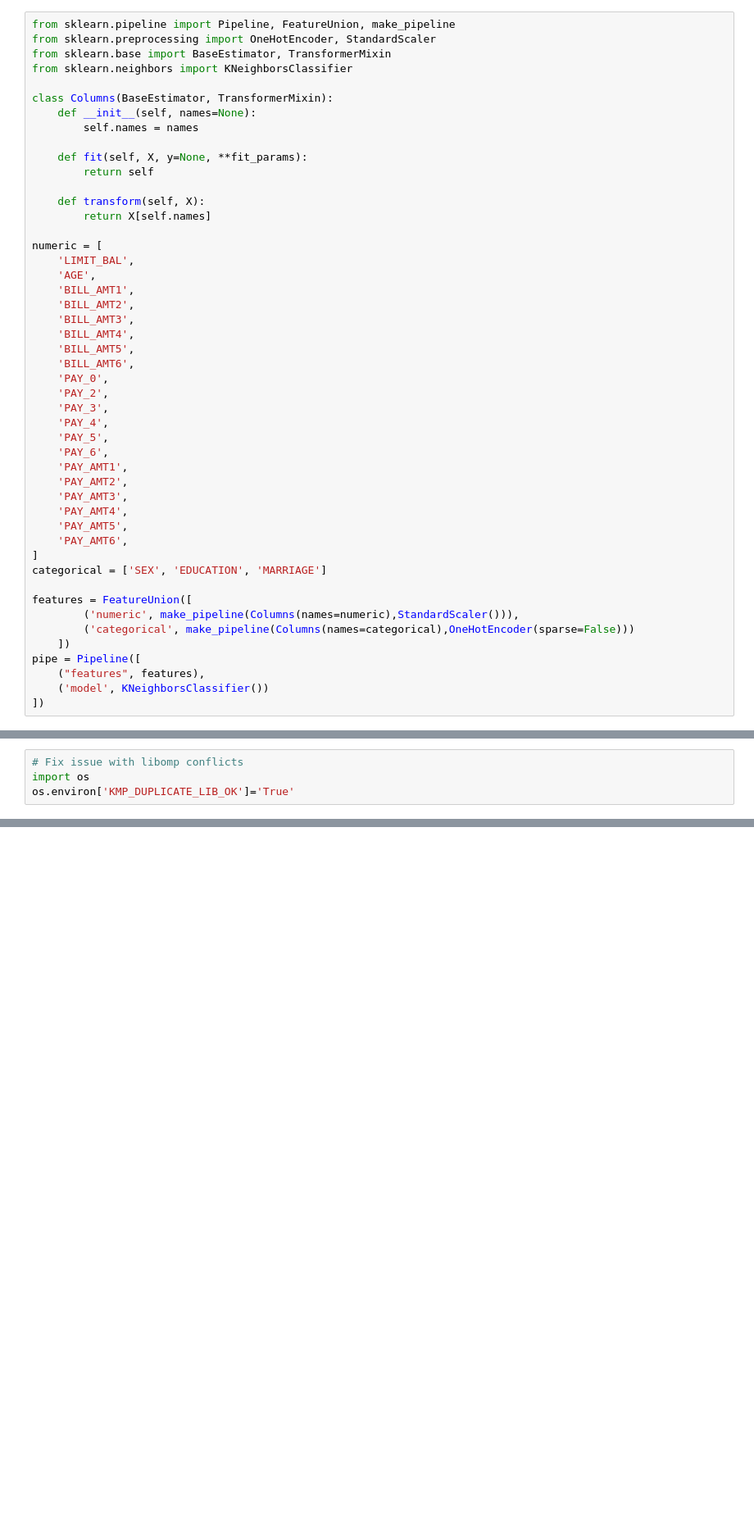
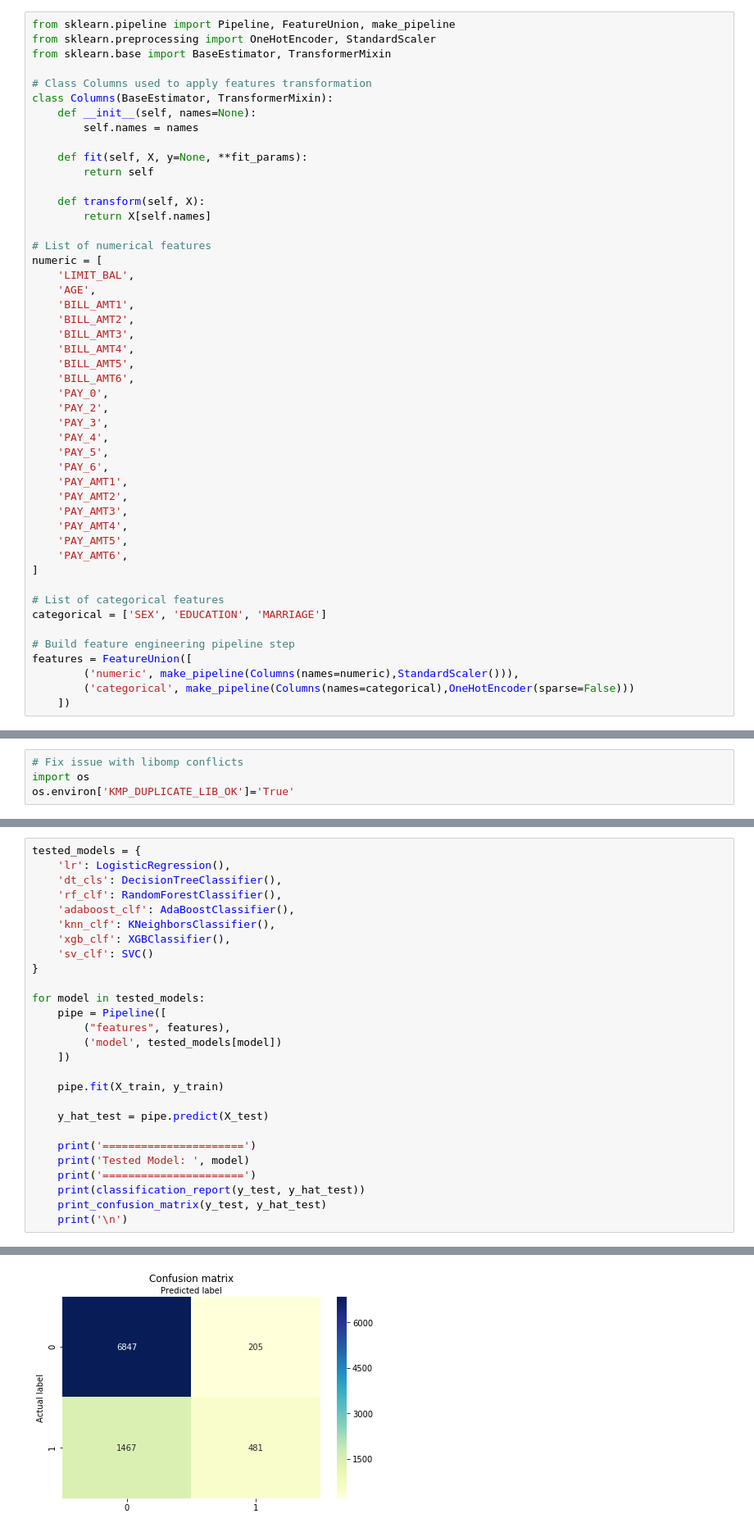
Before and after one commit to fleralle/default-credit-card, a Jupyter notebook: modeling.ipynb, the cells around one changed output, grey strips where cells are left out. Shown at 82% size. Cells and saved outputs as stored; diff of their text form; blank space fills up the shorter version.

Commit message:
Add comments to ead/modeling notebooks

```diff
--- a/modeling.ipynb
+++ b/modeling.ipynb
@@ -27,8 +76,8 @@ credits.drop(columns=['ID'], inplace=True)  # Remove ID column
 from sklearn.pipeline import Pipeline, FeatureUnion, make_pipeline
 from sklearn.preprocessing import OneHotEncoder, StandardScaler
 from sklearn.base import BaseEstimator, TransformerMixin
-from sklearn.neighbors import KNeighborsClassifier
 
+# Class Columns used to apply features transformation
 class Columns(BaseEstimator, TransformerMixin):
     def __init__(self, names=None):
         self.names = names
@@ -39,6 +88,7 @@ class Columns(BaseEstimator, TransformerMixin):
     def transform(self, X):
         return X[self.names]
 
+# List of numerical features
 numeric = [
     'LIMIT_BAL',
     'AGE',
@@ -61,13 +111,12 @@ numeric = [
     'PAY_AMT5',
     'PAY_AMT6',
 ]
+
+# List of categorical features
 categorical = ['SEX', 'EDUCATION', 'MARRIAGE']
 
+# Build feature engineering pipeline step
 features = FeatureUnion([
         ('numeric', make_pipeline(Columns(names=numeric),StandardScaler())),
         ('categorical', make_pipeline(Columns(names=categorical),OneHotEncoder(sparse=False)))
     ])
-pipe = Pipeline([
-    ("features", features),
-    ('model', KNeighborsClassifier())
-])
@@ -96,0 +140,28 @@ os.environ['KMP_DUPLICATE_LIB_OK']='True'
+# %%
+tested_models = {
+    'lr': LogisticRegression(),
+    'dt_cls': DecisionTreeClassifier(),
+    'rf_clf': RandomForestClassifier(),
+    'adaboost_clf': AdaBoostClassifier(),
+    'knn_clf': KNeighborsClassifier(),
+    'xgb_clf': XGBClassifier(),
+    'sv_clf': SVC()
+}
+
+for model in tested_models:
+    pipe = Pipeline([
+        ("features", features),
+        ('model', tested_models[model])
+    ])
+
+    pipe.fit(X_train, y_train)
+
+    y_hat_test = pipe.predict(X_test)
+
+    print('======================')
+    print('Tested Model: ', model)
+    print('======================')
+    print(classification_report(y_test, y_hat_test))
+    print_confusion_matrix(y_test, y_hat_test)
+    print('\n')
+# %% [output]
@@ -96,0 +185 @@ os.environ['KMP_DUPLICATE_LIB_OK']='True'
+[figure, added]
```
Also changed, not shown: parts of 30 cells of this notebook, 4 other files.
